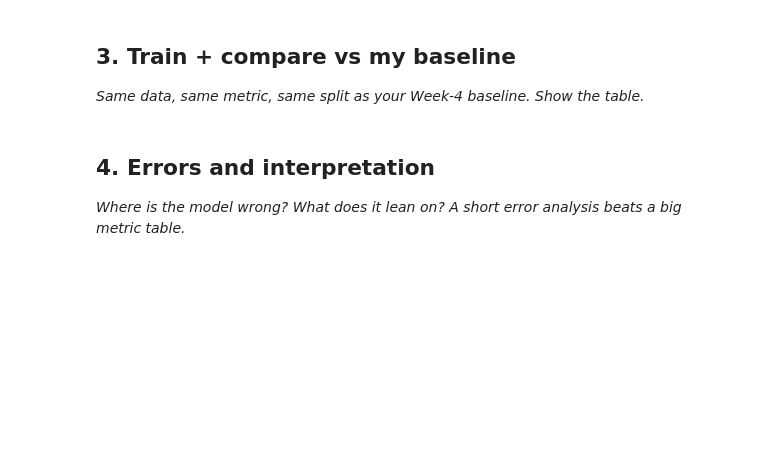
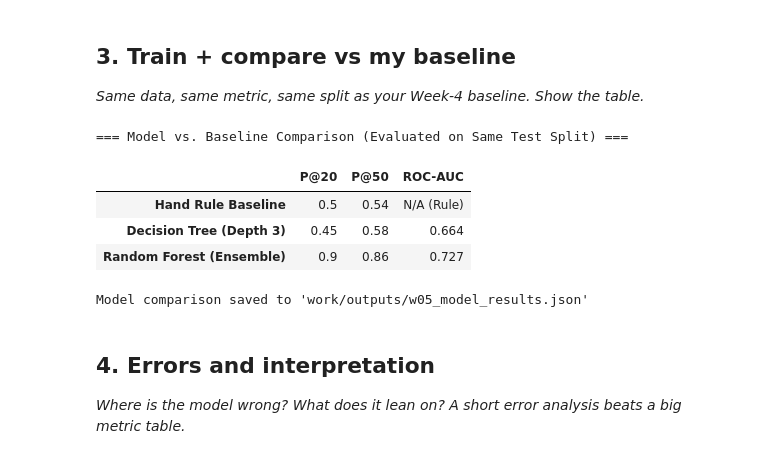
Before and after one commit to AviJxn/flyrank-ml-internship, a Jupyter notebook: work/notebooks/w05_model.ipynb, the cells around one changed output. Drawn from its saved outputs; the diff is of its cells as text; code cells hidden in the pictures; blank space fills up the shorter version.

```diff
--- a/work/notebooks/w05_model.ipynb
+++ b/work/notebooks/w05_model.ipynb
@@ -30,3 +111,71 @@ This skeleton is yours to fill. Work the sections **in order** — each one has
+# %%
+# Precision@K helper function
+def precision_at_k(scores, labels, k):
+    order = np.argsort(-np.asarray(scores))
+    topk = np.asarray(labels)[order[:k]]
+    return float(topk.mean())
+
+# 1. Train Decision Tree (Shallow Benchmark)
+tree_model = DecisionTreeClassifier(max_depth=3, class_weight="balanced", random_state=42)
+tree_model.fit(X_train, y_train)
+tree_scores = tree_model.predict_proba(X_test)[:, 1]
+
+# 2. Train Random Forest (Main Model)
+rf_model = RandomForestClassifier(
+    n_estimators=150,
+    max_depth=6,
+    min_samples_leaf=10,
+    class_weight="balanced",
+    random_state=42,
+    n_jobs=-1
+)
+rf_model.fit(X_train, y_train)
+rf_scores = rf_model.predict_proba(X_test)[:, 1]
+
+# 3. Evaluate Metrics on Exact Same Test Split
+results = {
+    "Hand Rule Baseline": {
+        "P@20": precision_at_k(base_test, y_test, 20),
+        "P@50": precision_at_k(base_test, y_test, 50),
+        "ROC-AUC": "N/A (Rule)"
+    },
+    "Decision Tree (Depth 3)": {
+        "P@20": precision_at_k(tree_scores, y_test, 20),
+        "P@50": precision_at_k(tree_scores, y_test, 50),
+        "ROC-AUC": f"{roc_auc_score(y_test, tree_scores):.3f}"
+    },
+    "Random Forest (Ensemble)": {
+        "P@20": precision_at_k(rf_scores, y_test, 20),
+        "P@50": precision_at_k(rf_scores, y_test, 50),
+        "ROC-AUC": f"{roc_auc_score(y_test, rf_scores):.3f}"
+    }
+}
+
+comparison_df = pd.DataFrame(results).T
+print("=== Model vs. Baseline Comparison (Evaluated on Same Test Split) ===")
+display(comparison_df)
+
+# Save results JSON receipt
+os.makedirs("work/outputs", exist_ok=True)
+json_path = "work/outputs/w05_model_results.json"
+with open(json_path, "w") as f:
+    json.dump({
+        "split_strategy": split_type,
+        "test_sample_size": len(y_test),
+        "results": {
+            k: {m: (v if isinstance(v, float) else str(v)) for m, v in v_dict.items()}
+            for k, v_dict in results.items()
+        }
+    }, f, indent=2)
+
+print(f"\nModel comparison saved to '{json_path}'")
+# %% [output]
+=== Model vs. Baseline Comparison (Evaluated on Same Test Split) ===
+|  | P@20 | P@50 | ROC-AUC |
+| Hand Rule Baseline | 0.5 | 0.54 | N/A (Rule) |
+| Decision Tree (Depth 3) | 0.45 | 0.58 | 0.664 |
+| Random Forest (Ensemble) | 0.9 | 0.86 | 0.727 |
+Model comparison saved to 'work/outputs/w05_model_results.json'
 # %% [markdown]
 ## 4. Errors and interpretation
 
```
Also changed, not shown: parts of 9 cells of this notebook.
